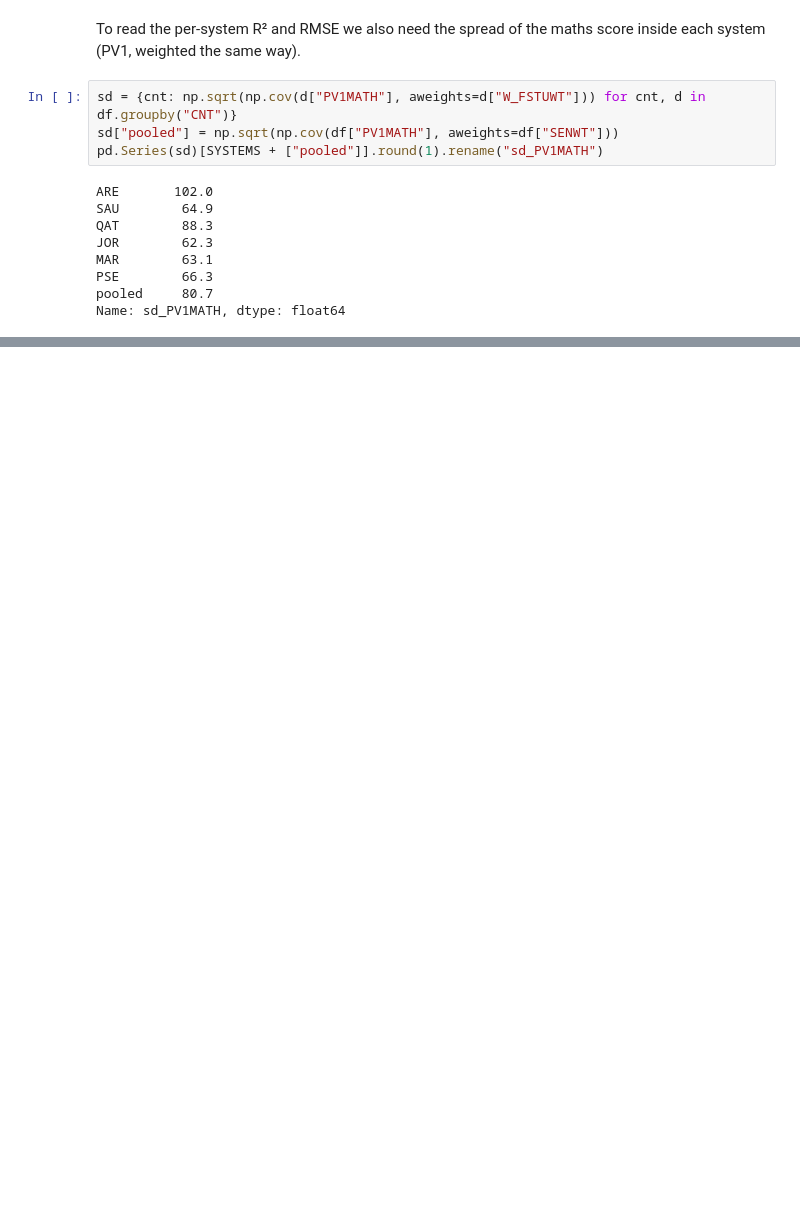
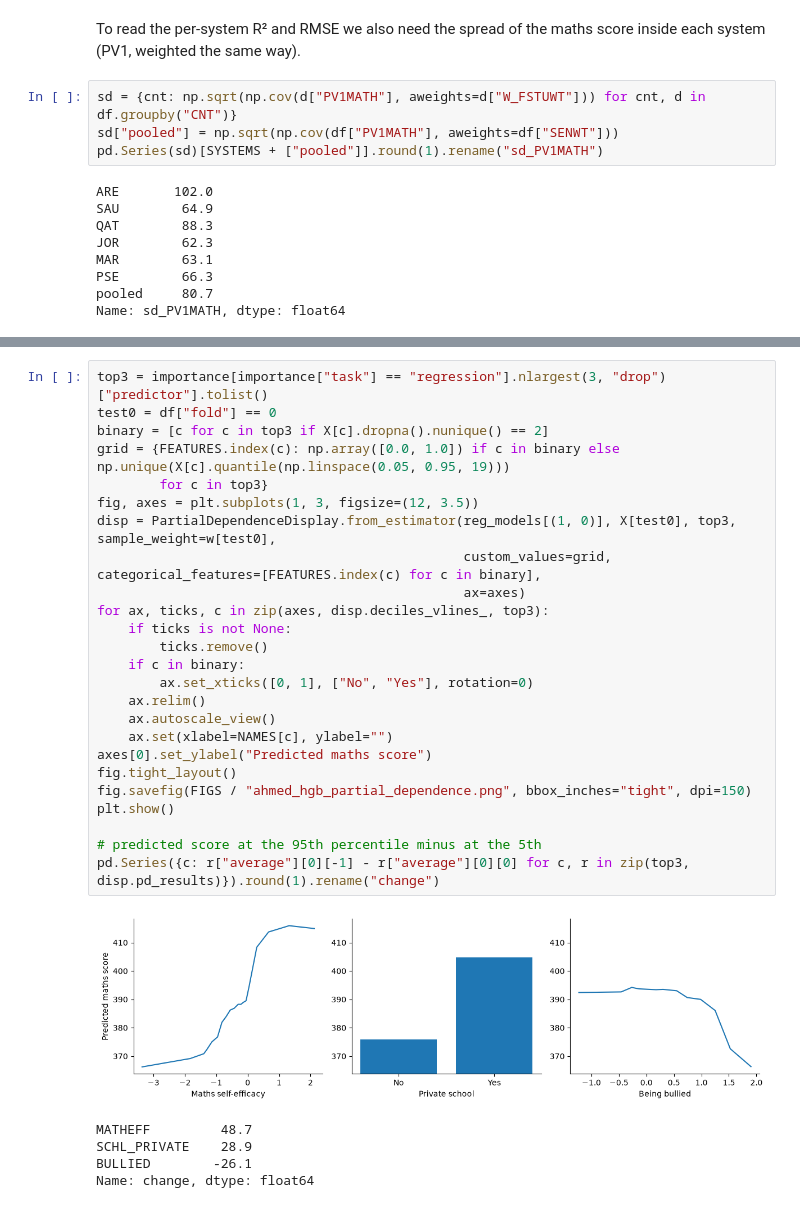
Before and after one commit to Dev-Ahmad-Abdallah/F21DL-PISA-2022, a Jupyter notebook: 03_baselines/ahmed_gradient_boosting.ipynb, the cells around one changed output, grey strips where cells are left out. Saved outputs shown, nothing was run; the diff lists cells and outputs as text; blank space fills up the shorter version.

```diff
--- a/03_baselines/ahmed_gradient_boosting.ipynb
+++ b/03_baselines/ahmed_gradient_boosting.ipynb
@@ -264,0 +518,31 @@ Name: sd_PV1MATH, dtype: float64
+# %%
+top3 = importance[importance["task"] == "regression"].nlargest(3, "drop")["predictor"].tolist()
+test0 = df["fold"] == 0
+binary = [c for c in top3 if X[c].dropna().nunique() == 2]
+grid = {FEATURES.index(c): np.array([0.0, 1.0]) if c in binary else np.unique(X[c].quantile(np.linspace(0.05, 0.95, 19)))
+        for c in top3}
+fig, axes = plt.subplots(1, 3, figsize=(12, 3.5))
+disp = PartialDependenceDisplay.from_estimator(reg_models[(1, 0)], X[test0], top3, sample_weight=w[test0],
+                                               custom_values=grid, categorical_features=[FEATURES.index(c) for c in binary],
+                                               ax=axes)
+for ax, ticks, c in zip(axes, disp.deciles_vlines_, top3):
+    if ticks is not None:
+        ticks.remove()
+    if c in binary:
+        ax.set_xticks([0, 1], ["No", "Yes"], rotation=0)
+    ax.relim()
+    ax.autoscale_view()
+    ax.set(xlabel=NAMES[c], ylabel="")
+axes[0].set_ylabel("Predicted maths score")
+fig.tight_layout()
+fig.savefig(FIGS / "ahmed_hgb_partial_dependence.png", bbox_inches="tight", dpi=150)
+plt.show()
+
+# predicted score at the 95th percentile minus at the 5th
+pd.Series({c: r["average"][0][-1] - r["average"][0][0] for c, r in zip(top3, disp.pd_results)}).round(1).rename("change")
+# %% [output]
+[figure, added]
+MATHEFF         48.7
+SCHL_PRIVATE    28.9
+BULLIED        -26.1
+Name: change, dtype: float64
```
Also changed, not shown: parts of 34 cells of this notebook, 14 other files.
